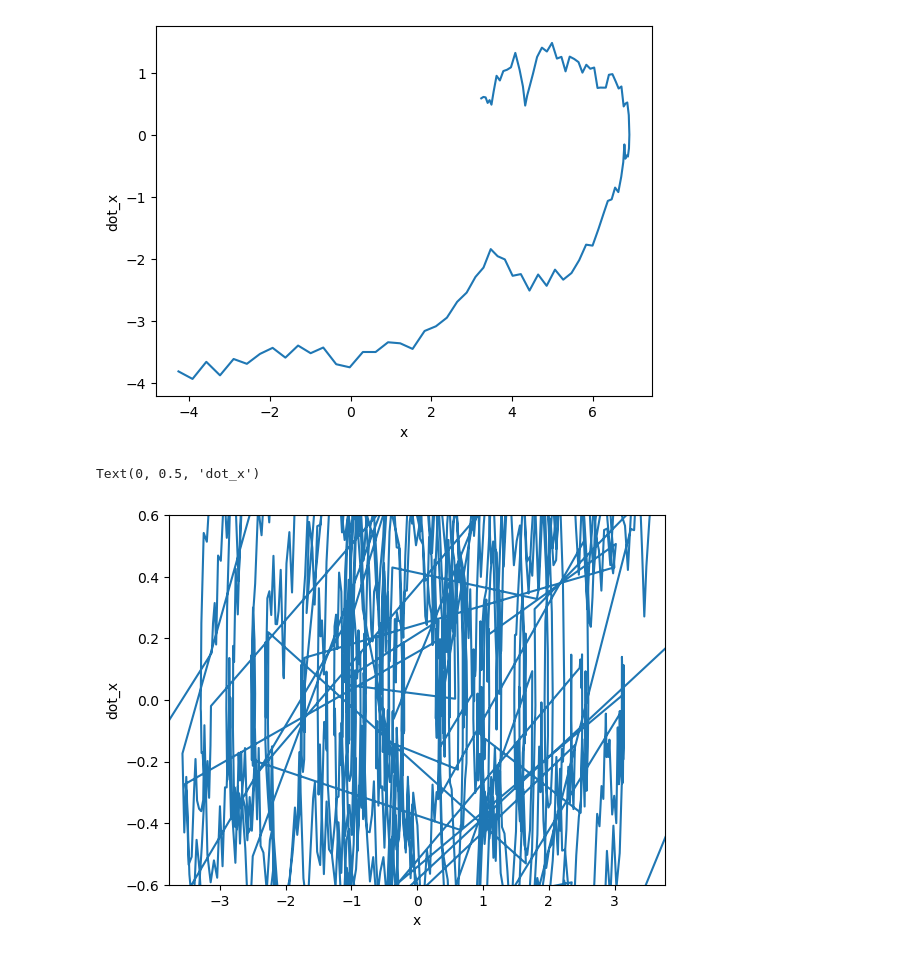
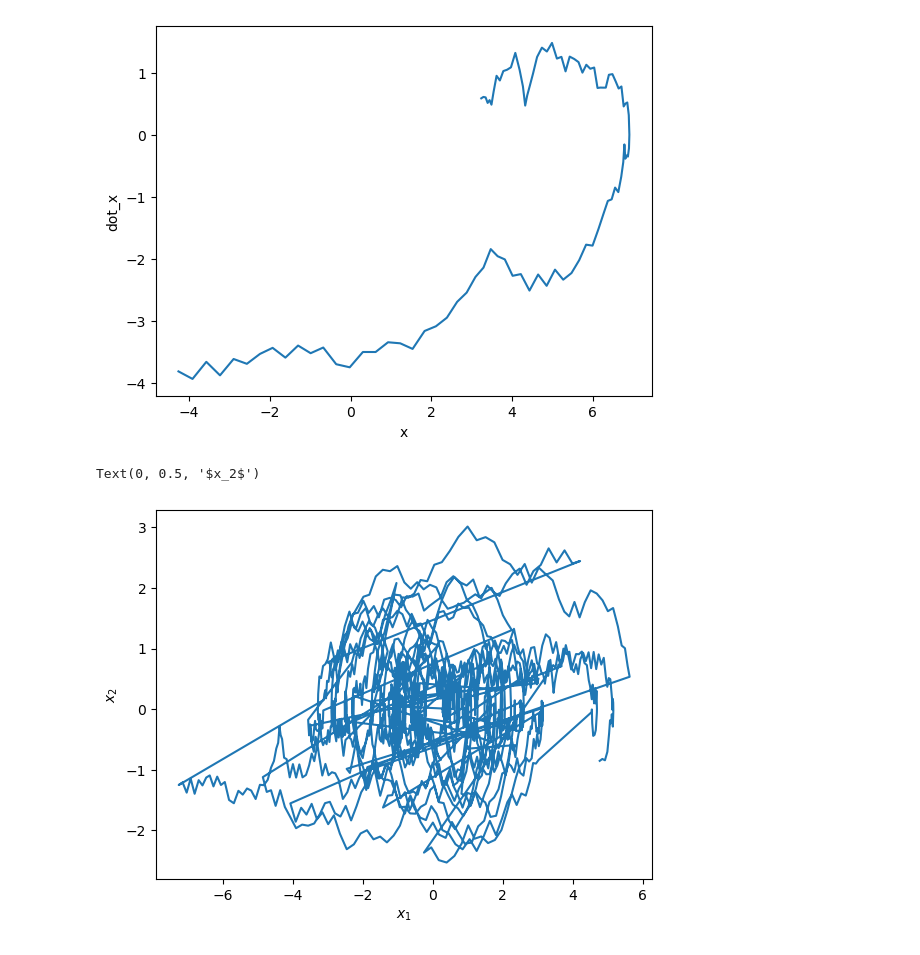
Before and after one commit to HuangYujun-JunkyTalent/DataDrivenSafetyFilter, a Jupyter notebook: double_integrator_test.ipynb, the cells around one changed output. Drawn from its saved outputs; the diff is of its cells as text; code cells hidden in the pictures.

Commit message:
Updated the graph version of dimension comparison

```diff
--- a/double_integrator_test.ipynb
+++ b/double_integrator_test.ipynb
@@ -296,44 +296,44 @@ f = lambda d: np.exp(-d)
 
 np.random.seed(0)
 
-length_list = np.array([50, 60, 70, 80, 90, 100, 300])
+length_list = np.array([50, 100, 150, 200, 250, 300])
 diff_list = np.diff(length_list)
 io_data_list_list: List[List[IOData]] = []
 io_data_list = []
 for x_0, x_1 in itertools.product(x_0_grid_data, x_1_grid_data):
     # print(x_0, x_1)
     system_for_data = deepcopy(system)
     system_for_data.state = np.array([x_0, x_1])
     io_data_list.append(IOData(depth=2, sys=system_for_data, length=length_list[0], input_rule=InputRule.RANDOM))
 io_data_list_list.append(deepcopy(io_data_list))
 
 for diff_length in diff_list:
     io_data_list = deepcopy(io_data_list_list[-1])
     for io_data in io_data_list:
         # set the state and step the system for one step
         system_for_data.state = np.array(io_data._output_data[-1]).flatten()
         system_for_data.step(io_data._input_data[-1])
 
         # step the system and add new data
         for _ in range(diff_length):
             u = io_data.get_input(io_data.length-1, system_for_data, InputRule.RANDOM)
             y, n = system_for_data.step(u)
             io_data.add_point(u, y, n)
     io_data_list_list.append(deepcopy(io_data_list))
 
 
 predictor = Predictor(L=1, system=system, io_data_list=io_data_list_list[0], remove_old_data=False, d_range=d_range)
 predictor.min_num_slices = num_slices
 predictor.portion_slices = portion_slices
 H_x_past, H_u_future, H_x_future = predictor.get_hankel_matrix()
 plt.plot(H_x_past[0,:].T, H_x_past[1,:].T)
-plt.xlim(x_min[0]-0.1*(x_max[0]-x_min[0]), x_max[0]+0.1*(x_max[0]-x_min[0]))
-plt.ylim(x_min[1]-0.1*(x_max[1]-x_min[1]), x_max[1]+0.1*(x_max[1]-x_min[1]))
-plt.xlabel("x")
-plt.ylabel("dot_x")
+# plt.xlim(x_min[0]-0.1*(x_max[0]-x_min[0]), x_max[0]+0.1*(x_max[0]-x_min[0]))
+# plt.ylim(x_min[1]-0.1*(x_max[1]-x_min[1]), x_max[1]+0.1*(x_max[1]-x_min[1]))
+plt.xlabel(r"$x_1$")
+plt.ylabel(r"$x_2$")
 # %% [output]
-Text(0, 0.5, 'dot_x')
+Text(0, 0.5, '$x_2$')
-[figure, old version]
+[figure, new version]
 # %%
 predictor.weight_xi = W_x
 predictor.f = f
```
Also changed, not shown: parts of 7 cells of this notebook, 1 other file.
